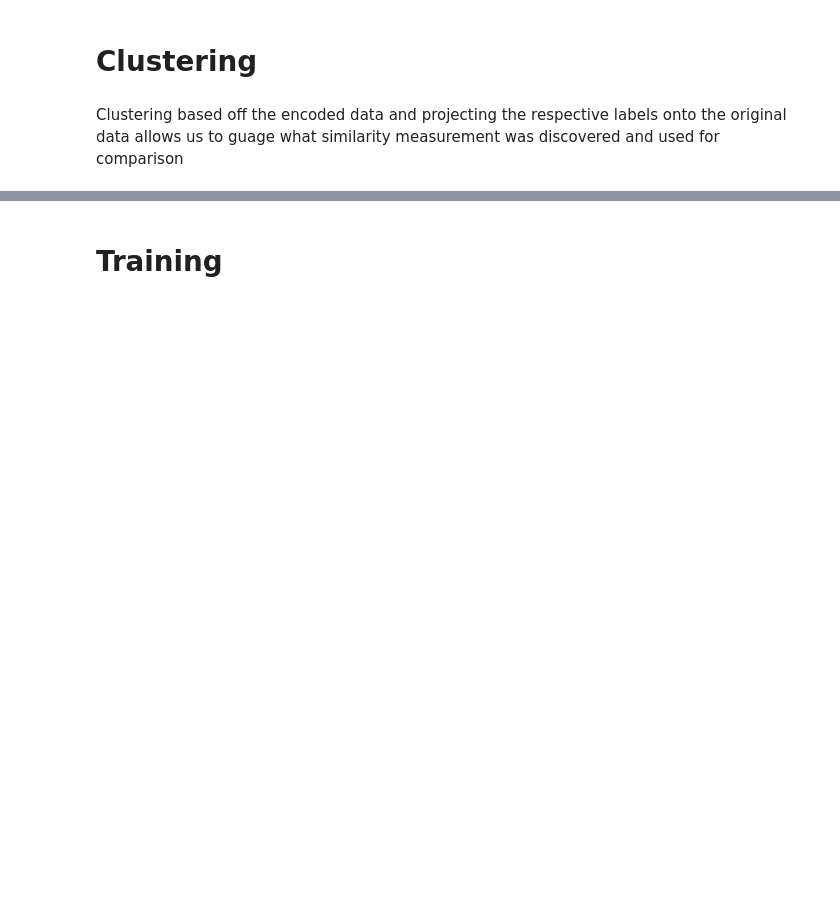
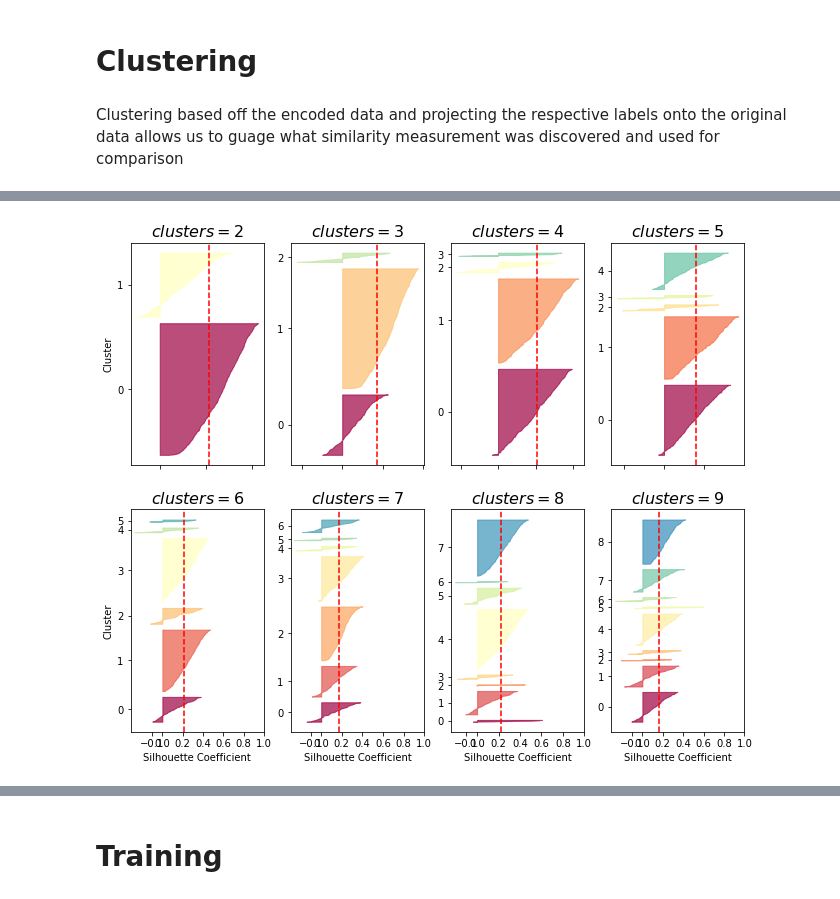
Before and after one commit to maddoxamei/Married-Couple-Identification, a Jupyter notebook: Python/clustering.ipynb, the cells around one changed output, grey strips where cells are left out. Saved outputs shown, nothing was run; the diff lists cells and outputs as text; code cells hidden in the pictures; blank space fills up the shorter version.

```diff
--- a/Python/clustering.ipynb
+++ b/Python/clustering.ipynb
@@ -32,0 +42,4 @@ diff_sep = match_difference( males, females, matches_sep )
+# %%
+plot_silhouettes( encoded_joint_models[:8], encoded_diff_joint )
+# %% [output]
+[figure, added]
```
Also changed, not shown: parts of 13 cells of this notebook, 5 other files.
